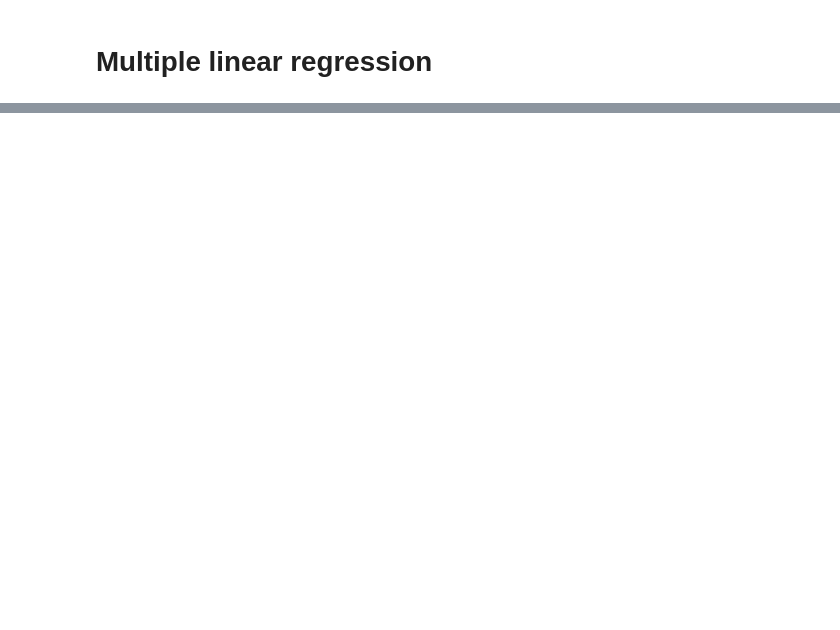
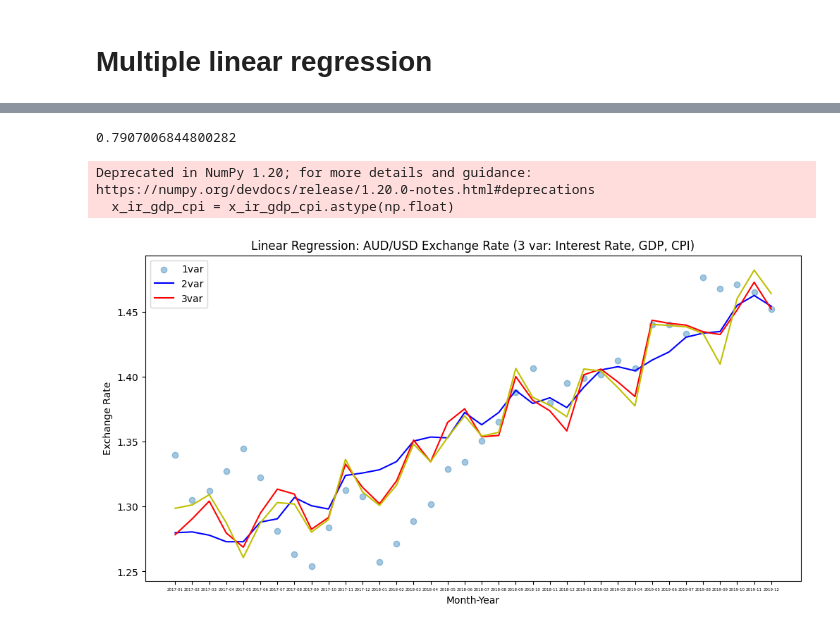
Before and after one commit to Sanyam-jain30/ML-Project, a Jupyter notebook: EDA and Data visualization.ipynb, the cells around one changed output, grey strips where cells are left out. Cells and saved outputs as stored; diff of their text form; code cells hidden in the pictures; blank space fills up the shorter version.

```diff
--- a/EDA and Data visualization.ipynb
+++ b/EDA and Data visualization.ipynb
@@ -299,0 +327,6 @@ plt.show()
+# %%
+x_ir_gdp = np.array(list(zip(x_ir, gdp_diff)))
+x_ir_gdp = x_ir_gdp.astype(np.float)
+model.fit(x_ir_gdp, y_fx)
+y_fx_predict_2 = model.predict(x_ir_gdp)
+print(model.score(x_ir_gdp, y_fx))
@@ -299,0 +350,5 @@ plt.show()
+# %%
+# Variables: Interest Rates & GDP & CPI
+
+cpi = pd.read_csv("aus usa cpi difference.csv")
+cpi.head()
@@ -299,0 +362,28 @@ plt.show()
+# %%
+cpi_diff = cpi['CPI_diff']
+
+x_ir_gdp_cpi = np.array(list(zip(x_ir, gdp_diff, cpi_diff)))
+x_ir_gdp_cpi = x_ir_gdp_cpi.astype(np.float)
+
+model.fit(x_ir_gdp_cpi, y_fx)
+y_fx_predict_4 = model.predict(x_ir_gdp_cpi)
+
+print(model.score(x_ir_gdp_cpi, y_fx))
+# %% [output]
+0.7907006844800282
+Deprecated in NumPy 1.20; for more details and guidance: https://numpy.org/devdocs/release/1.20.0-notes.html#deprecations
+  x_ir_gdp_cpi = x_ir_gdp_cpi.astype(np.float)
+# %%
+plt.figure(figsize=(12,6))
+plt.scatter(month_year, y_fx, alpha=0.4)
+plt.plot(month_year, y_fx_predict, color='b')
+plt.plot(month_year, y_fx_predict_2, color='r')
+plt.plot(month_year, y_fx_predict_4, color='y')
+plt.legend(['1var', '2var', '3var'])
+plt.title("Linear Regression: AUD/USD Exchange Rate (3 var: Interest Rate, GDP, CPI)")
+plt.xlabel("Month-Year")
+plt.ylabel("Exchange Rate")
+plt.xticks(fontsize=4)
+plt.show()
+# %% [output]
+[figure, added]
```
Also changed, not shown: parts of 32 cells of this notebook, 4 other files.
